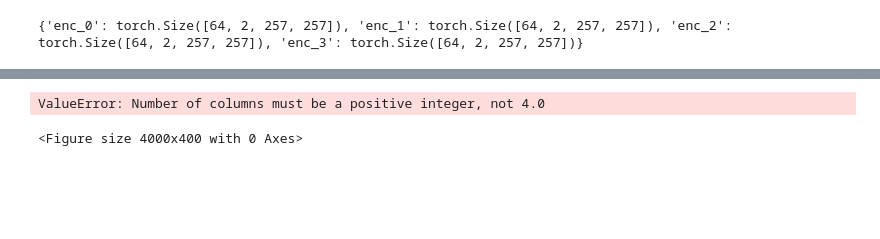
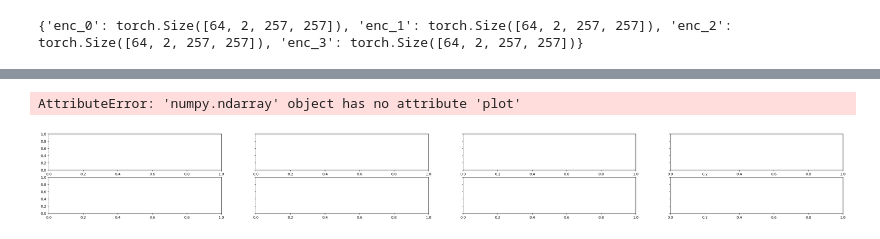
Before and after one commit to rtenacity/chime-catalog-two-analysis, a Jupyter notebook: results/pooled_latent/plot_cls.ipynb, the cells around one changed output, grey strips where cells are left out. Saved outputs shown, nothing was run; the diff lists cells and outputs as text; code cells hidden in the pictures; blank space fills up the shorter version.

```diff
--- a/results/pooled_latent/plot_cls.ipynb
+++ b/results/pooled_latent/plot_cls.ipynb
@@ -807,33 +812,33 @@ with torch.no_grad():
 
         ordered_attns = get_ordered_encoder_attentions(attention_maps)
         rollout = attention_rollout(ordered_attns)  # (B, N, N)
 
         cls_attn = rollout[:, 0, 1:]
         cls_attn = (cls_attn - cls_attn.min()) / (cls_attn.max() - cls_attn.min() + 1e-8)
 
         for c in [-1, 0, 1, 2, 3, 4, 5, 6]:
             mask = torch.from_numpy(batch_clusters == c)
             if mask.sum() == 0:
                 continue
             batch_sum = cls_attn[mask].sum(dim=0)
             sum_attn[c] = batch_sum if sum_attn[c] is None else sum_attn[c] + batch_sum
             count[c] += mask.sum().item()
 
 mean_attn = {c: (sum_attn[c] / count[c]).numpy() for c in [-1, 0, 1, 2, 3, 4, 5, 6] if count[c] > 0}
 
 n_clusters = len(mean_attn)
-fig, axes = plt.subplots(2, n_clusters / 2, figsize=(5 * n_clusters, 4), sharey=True)
+fig, axes = plt.subplots(2, n_clusters // 2, figsize=(5 * n_clusters, 4), sharey=True)
 if n_clusters == 1:
     axes = [axes]
 
 for ax, c in zip(axes, sorted(mean_attn.keys())):
     ax.plot(mean_attn[c])
     ax.set_title(f"Cluster {c} (n={count[c]})")
     ax.set_xlabel("Frequency channel")
 axes[0].set_ylabel("Mean CLS attention (rollout)")
 plt.tight_layout()
 plt.savefig(os.path.join(OUTPUT_DIR, "cluster_rollout_maps.png"), dpi=150)
 plt.show()
 # %% [output]
-ValueError: Number of columns must be a positive integer, not 4.0
+AttributeError: 'numpy.ndarray' object has no attribute 'plot'
-<Figure size 4000x400 with 0 Axes>
+[figure, added]
```
Also changed, not shown: parts of 7 cells of this notebook, 6 other files.
